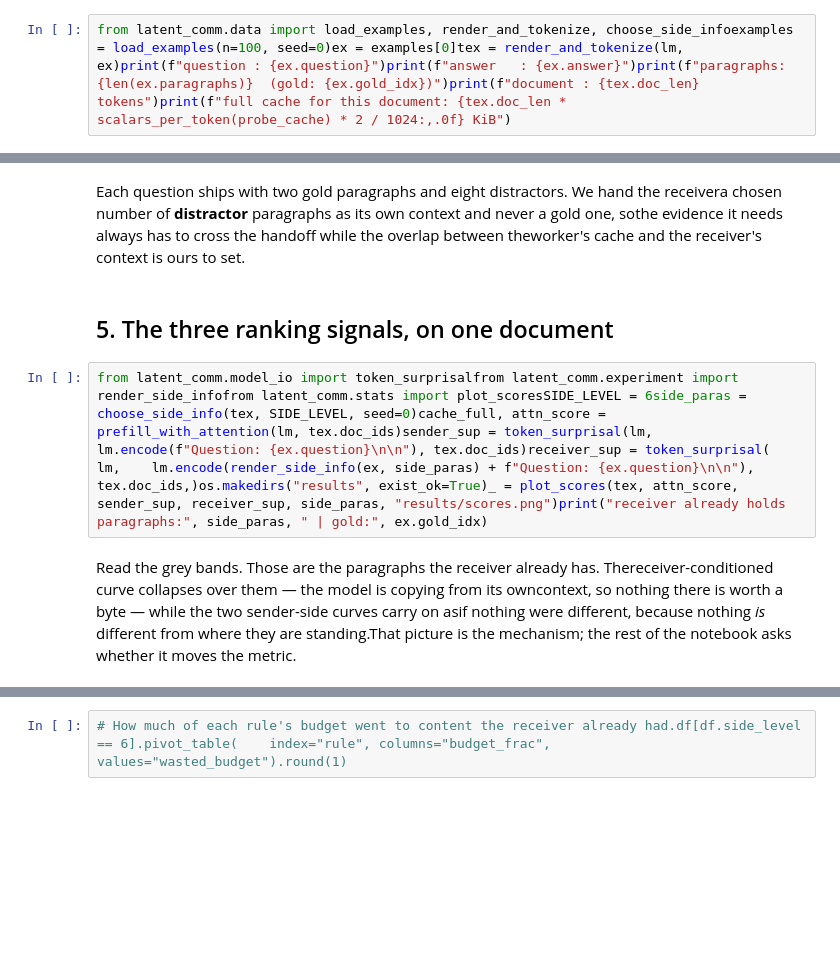
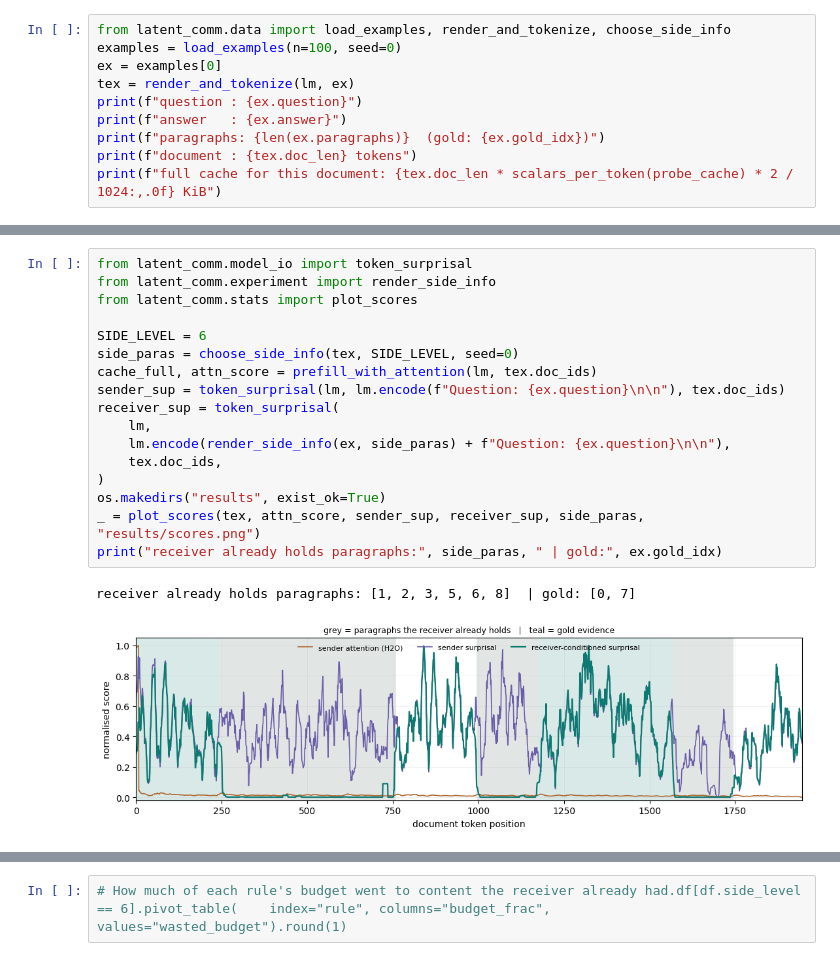
Before and after one commit to SonghanWu/latent-message-handoff, a Jupyter notebook: notebooks/latent_message.ipynb, the cells around one changed output, grey strips where cells are left out. Drawn from its saved outputs; the diff is of its cells as text; blank space fills up the shorter version.

```diff
--- a/notebooks/latent_message.ipynb
+++ b/notebooks/latent_message.ipynb
@@ -21,2 +71,10 @@ That last number is the project's premise: the cache grows linearly with every c
 # %%
-from latent_comm.data import load_examples, render_and_tokenize, choose_side_infoexamples = load_examples(n=100, seed=0)ex = examples[0]tex = render_and_tokenize(lm, ex)print(f"question : {ex.question}")print(f"answer   : {ex.answer}")print(f"paragraphs: {len(ex.paragraphs)}  (gold: {ex.gold_idx})")print(f"document : {tex.doc_len} tokens")print(f"full cache for this document: {tex.doc_len * scalars_per_token(probe_cache) * 2 / 1024:,.0f} KiB")
+from latent_comm.data import load_examples, render_and_tokenize, choose_side_info
+examples = load_examples(n=100, seed=0)
+ex = examples[0]
+tex = render_and_tokenize(lm, ex)
+print(f"question : {ex.question}")
+print(f"answer   : {ex.answer}")
+print(f"paragraphs: {len(ex.paragraphs)}  (gold: {ex.gold_idx})")
+print(f"document : {tex.doc_len} tokens")
+print(f"full cache for this document: {tex.doc_len * scalars_per_token(probe_cache) * 2 / 1024:,.0f} KiB")
@@ -23,8 +90,20 @@ from latent_comm.data import load_examples, render_and_tokenize, choose_side_inf
-# %% [markdown]
-Each question ships with two gold paragraphs and eight distractors. We hand the receivera chosen number of **distractor** paragraphs as its own context and never a gold one, sothe evidence it needs always has to cross the handoff while the overlap between theworker's cache and the receiver's context is ours to set.
-# %% [markdown]
-## 5. The three ranking signals, on one document
 # %%
-from latent_comm.model_io import token_surprisalfrom latent_comm.experiment import render_side_infofrom latent_comm.stats import plot_scoresSIDE_LEVEL = 6side_paras = choose_side_info(tex, SIDE_LEVEL, seed=0)cache_full, attn_score = prefill_with_attention(lm, tex.doc_ids)sender_sup = token_surprisal(lm, lm.encode(f"Question: {ex.question}\n\n"), tex.doc_ids)receiver_sup = token_surprisal(    lm,    lm.encode(render_side_info(ex, side_paras) + f"Question: {ex.question}\n\n"),    tex.doc_ids,)os.makedirs("results", exist_ok=True)_ = plot_scores(tex, attn_score, sender_sup, receiver_sup, side_paras, "results/scores.png")print("receiver already holds paragraphs:", side_paras, " | gold:", ex.gold_idx)
+from latent_comm.model_io import token_surprisal
+from latent_comm.experiment import render_side_info
+from latent_comm.stats import plot_scores
+
+SIDE_LEVEL = 6
+side_paras = choose_side_info(tex, SIDE_LEVEL, seed=0)
+cache_full, attn_score = prefill_with_attention(lm, tex.doc_ids)
+sender_sup = token_surprisal(lm, lm.encode(f"Question: {ex.question}\n\n"), tex.doc_ids)
+receiver_sup = token_surprisal(
+    lm,
+    lm.encode(render_side_info(ex, side_paras) + f"Question: {ex.question}\n\n"),
+    tex.doc_ids,
+)
+os.makedirs("results", exist_ok=True)
+_ = plot_scores(tex, attn_score, sender_sup, receiver_sup, side_paras, "results/scores.png")
+print("receiver already holds paragraphs:", side_paras, " | gold:", ex.gold_idx)
+# %% [output]
+receiver already holds paragraphs: [1, 2, 3, 5, 6, 8]  | gold: [0, 7]
+[figure, added]
-# %% [markdown]
-Read the grey bands. Those are the paragraphs the receiver already has. Thereceiver-conditioned curve collapses over them — the model is copying from its owncontext, so nothing there is worth a byte — while the two sender-side curves carry on asif nothing were different, because nothing *is* different from where they are standing.That picture is the mechanism; the rest of the notebook asks whether it moves the metric.
```
Also changed, not shown: parts of 25 cells of this notebook.
